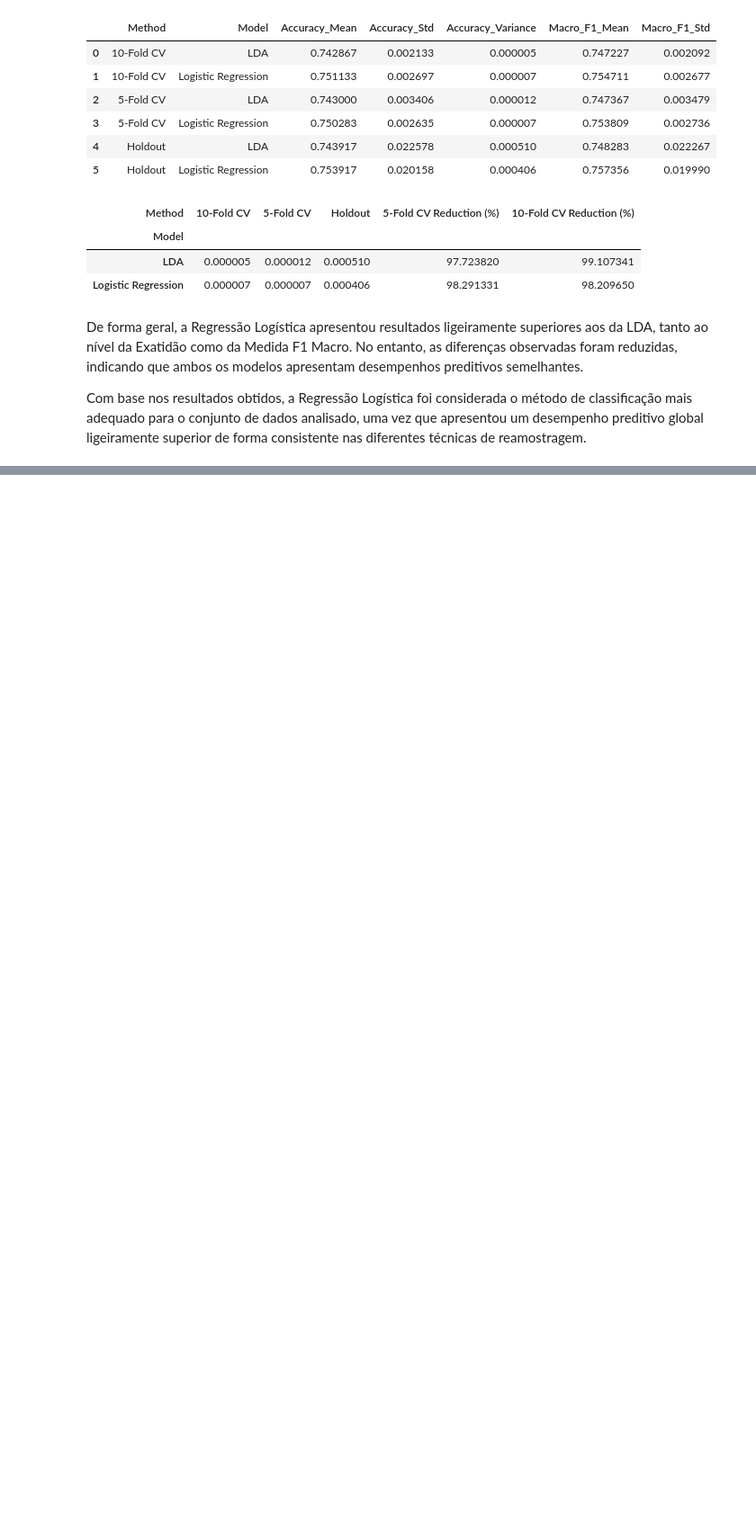
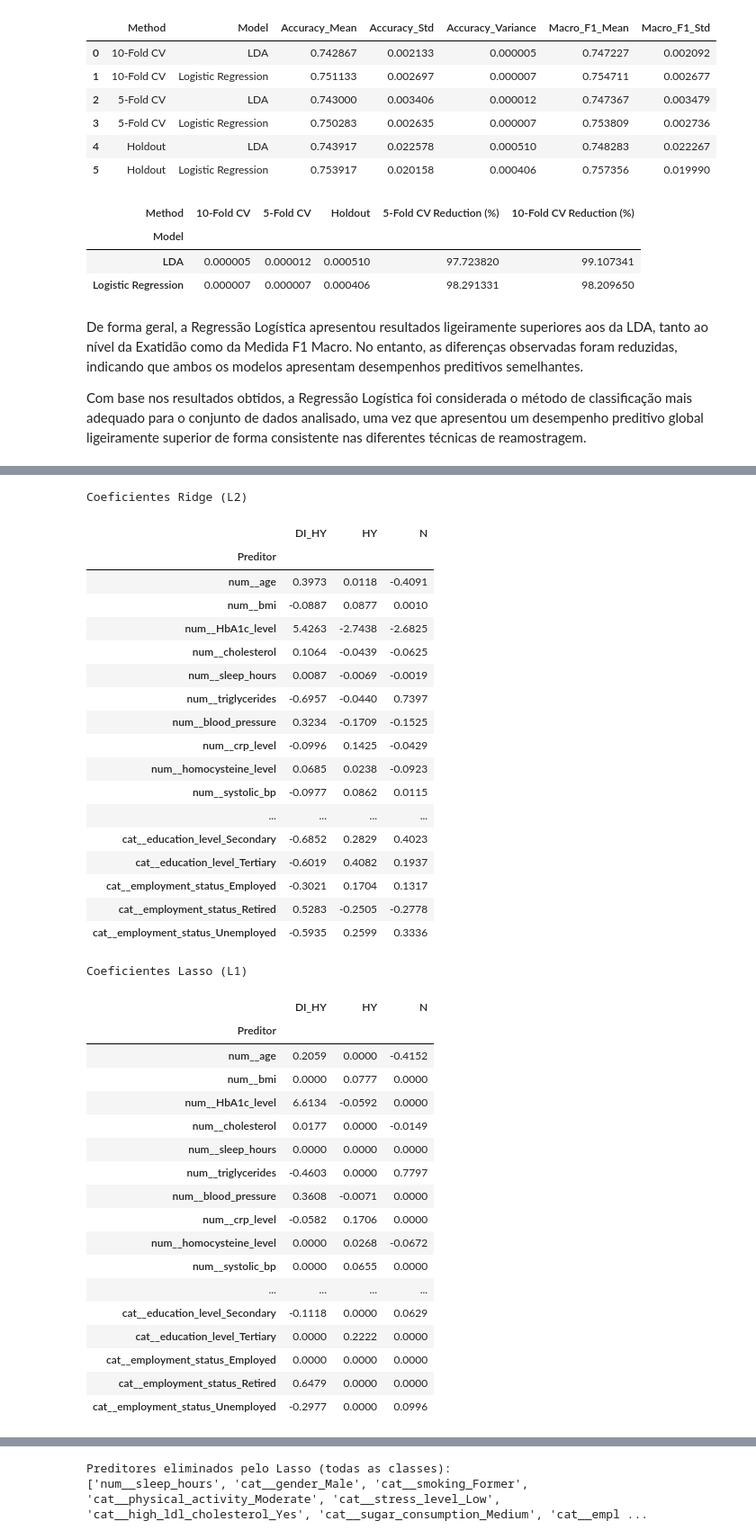
Before and after one commit to GasparAVieira/APRAU, a Jupyter notebook: notebook_grupo01.ipynb, the cells around one changed output, grey strips where cells are left out. Shown at 90% size. Saved outputs shown, nothing was run; the diff lists cells and outputs as text; code cells hidden in the pictures; blank space fills up the shorter version.

```diff
--- a/notebook_grupo01.ipynb
+++ b/notebook_grupo01.ipynb
@@ -1440,0 +1483,8 @@ Com base nos resultados obtidos, a Regressão Logística foi considerada o méto
+# %%
+baseline = Pipeline([
+    ("preprocessing", make_preprocessor()),
+    ("classifier", LogisticRegression(
+        penalty=None, solver="lbfgs", max_iter=10000
+    ))
+])
+baseline.fit(X_train, y_train)
@@ -1440,0 +1730,70 @@ Com base nos resultados obtidos, a Regressão Logística foi considerada o méto
+# %%
+def coefficient_table(model):
+    names = model.named_steps["preprocessing"].get_feature_names_out()
+    clf = model.named_steps["classifier"]
+    coef = clf.coef_
+    table = pd.DataFrame(coef.T, index=names, columns=clf.classes_)
+    table.index.name = "Preditor"
+    return table
+
+ridge_coef = coefficient_table(ridge)
+lasso_coef = coefficient_table(lasso)
+
+print("Coeficientes Ridge (L2)")
+display(ridge_coef.round(4))
+
+print("Coeficientes Lasso (L1)")
+display(lasso_coef.round(4))
+
+TOL = 1e-4
+ridge_nonzero = (ridge_coef.abs().max(axis=1) > TOL)
+lasso_nonzero = (lasso_coef.abs().max(axis=1) > TOL)
+
+summary = pd.DataFrame({
+    "Modelo": ["Sem regularização", "Ridge (L2)", "Lasso (L1)"],
+    "Preditores mantidos": [len(ridge_coef), len(ridge_coef), int(lasso_nonzero.sum())],
+    "Preditores eliminados": [0, 0, int((~lasso_nonzero).sum())]
+})
+display(summary)
+
+print("Preditores eliminados pelo Lasso (todas as classes):")
+print(lasso_coef.index[~lasso_nonzero].tolist())
+# %% [output]
+Coeficientes Ridge (L2)
+|  | DI_HY | HY | N |
+| Preditor |  |  |  |
+| num__age | 0.3973 | 0.0118 | -0.4091 |
+| num__bmi | -0.0887 | 0.0877 | 0.0010 |
+| num__HbA1c_level | 5.4263 | -2.7438 | -2.6825 |
+| num__cholesterol | 0.1064 | -0.0439 | -0.0625 |
+| num__sleep_hours | 0.0087 | -0.0069 | -0.0019 |
+| num__triglycerides | -0.6957 | -0.0440 | 0.7397 |
+| num__blood_pressure | 0.3234 | -0.1709 | -0.1525 |
+| num__crp_level | -0.0996 | 0.1425 | -0.0429 |
+| num__homocysteine_level | 0.0685 | 0.0238 | -0.0923 |
+| num__systolic_bp | -0.0977 | 0.0862 | 0.0115 |
+| ... | ... | ... | ... |
+| cat__education_level_Secondary | -0.6852 | 0.2829 | 0.4023 |
+| cat__education_level_Tertiary | -0.6019 | 0.4082 | 0.1937 |
+| cat__employment_status_Employed | -0.3021 | 0.1704 | 0.1317 |
+| cat__employment_status_Retired | 0.5283 | -0.2505 | -0.2778 |
+| cat__employment_status_Unemployed | -0.5935 | 0.2599 | 0.3336 |
+Coeficientes Lasso (L1)
+|  | DI_HY | HY | N |
+| Preditor |  |  |  |
+| num__age | 0.2059 | 0.0000 | -0.4152 |
+| num__bmi | 0.0000 | 0.0777 | 0.0000 |
+| num__HbA1c_level | 6.6134 | -0.0592 | 0.0000 |
+| num__cholesterol | 0.0177 | 0.0000 | -0.0149 |
+| num__sleep_hours | 0.0000 | 0.0000 | 0.0000 |
+| num__triglycerides | -0.4603 | 0.0000 | 0.7797 |
+| num__blood_pressure | 0.3608 | -0.0071 | 0.0000 |
+| num__crp_level | -0.0582 | 0.1706 | 0.0000 |
+| num__homocysteine_level | 0.0000 | 0.0268 | -0.0672 |
+| num__systolic_bp | 0.0000 | 0.0655 | 0.0000 |
+| ... | ... | ... | ... |
+| cat__education_level_Secondary | -0.1118 | 0.0000 | 0.0629 |
+| cat__education_level_Tertiary | 0.0000 | 0.2222 | 0.0000 |
+| cat__employment_status_Employed | 0.0000 | 0.0000 | 0.0000 |
+| cat__employment_status_Retired | 0.6479 | 0.0000 | 0.0000 |
+| cat__employment_status_Unemployed | -0.2977 | 0.0000 | 0.0996 |
@@ -1440,0 +1804,2 @@ Com base nos resultados obtidos, a Regressão Logística foi considerada o méto
+Preditores eliminados pelo Lasso (todas as classes):
+['num__sleep_hours', 'cat__gender_Male', 'cat__smoking_Former', 'cat__physical_activity_Moderate', 'cat__stress_level_Low', 'cat__high_ldl_cholesterol_Yes', 'cat__sugar_consumption_Medium', 'cat__empl ...
```
Also changed, not shown: parts of 16 cells of this notebook.
